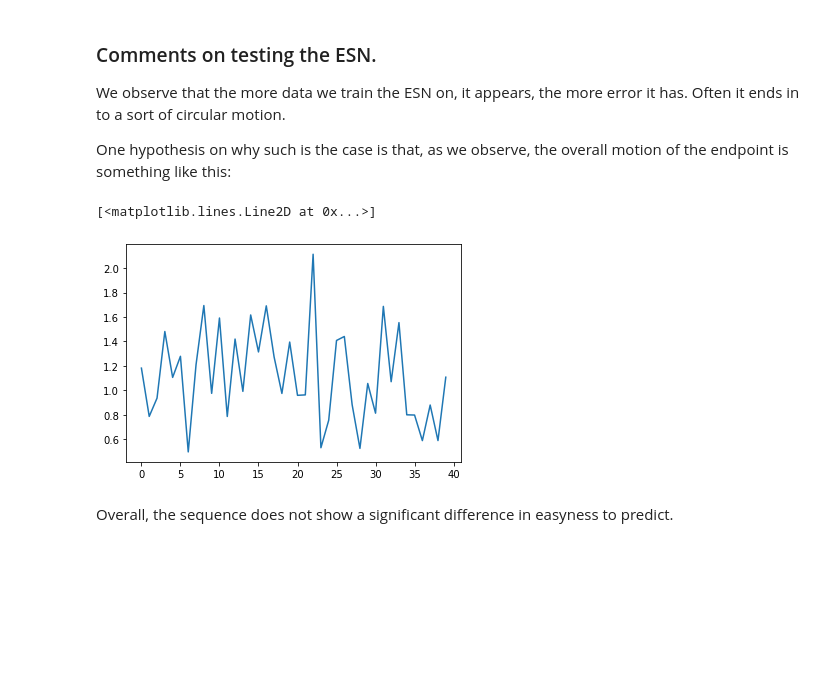
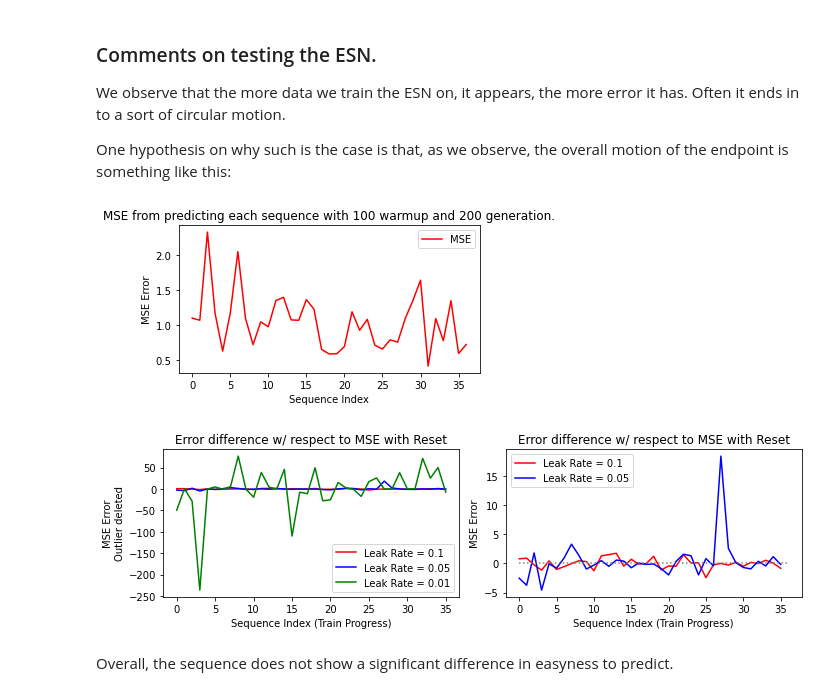
Before and after one commit to gthampak/physinet.io, a Jupyter notebook: ESN_Model.ipynb, the cells around one changed output. Drawn from its saved outputs; the diff is of its cells as text; code cells hidden in the pictures; blank space fills up the shorter version.

```diff
--- a/ESN_Model.ipynb
+++ b/ESN_Model.ipynb
@@ -317,6 +317,8 @@ def plot_sequence(seq, a1, a2):
 # %%
 Seq_train_p, Seq_train_name_p = get_seq_list(train_dir)
 dataset_p = Dataset(Seq_train_p, Seq_train_name_p)
+# %%
+dataset_p.sample_List = [dataset_p.sample_List[0]]+dataset_p.sample_List[2:5]+dataset_p.sample_List[6:10]+dataset_p.sample_List[11:]
 # %% [markdown]
 ### Hyperparameter and Model instantiate
 # %%
@@ -429,9 +423,8 @@ plt.plot(error_list)
 This following graph is the MSE after training on each sequence.
 # %%
 error_list_cummulative = []
-model.reset()
-for i in tqdm(range(39)):
+model = ESNModel(units=units, dim=4, input_scaling=input_scaling, input_connectivity=input_connectivity, input_bias= True, seed = seed, spectral_radius= spectral_radius, density=density, leak_rate=leak_rate, regularization= regularization)
+for i in tqdm(range(36)):
     states = model.train_on_sequence(dataset_p, i, train_length = dataset_p.sample_List[i].shape[0]-1,forecast= 1)
-    Xgen, Xgen_test, warming_inputs, states, warming_out, warming_states = model.generate_on_sequence(dataset_p, 39, warm_up_length=20, nb_generations=50)
+    Xgen, Xgen_test, warming_inputs, states, warming_out, warming_states = model.generate_on_sequence(dataset_p, 36, warm_up_length=20, nb_generations=50)
     error_list_cummulative.append(((Xgen - Xgen_test) ** 2).mean(axis=None))
-plt.plot(error_list_cummulative)
@@ -448,0 +431,23 @@ plt.plot(c)
+# %%
+c = []
+for e1, e2 in zip(error_list, error_list_cummulative):
+    c.append(e1-e2)
+
+f = plt.figure(figsize=(10,3))
+plt.subplot(1,2,1)
+plt.title(f"Train Size Comparison")
+plt.plot(error_list, color="Red", zorder=0, label='MSE with Model Reset')
+plt.plot(error_list_cummulative, color="Blue", zorder=0, label='MSE without Model Reset')
+plt.xlabel("Sequence Index (Train Progress)")
+plt.ylabel("MSE Error")
+plt.legend()
+plt.tight_layout()
+
+plt.subplot(1,2,2)
+plt.title(f"Error difference w/ respect to MSE with Reset")
+plt.plot(c, color = "Red", zorder = 0)
+plt.xlabel("Sequence Index (Train Progress)")
+plt.ylabel("MSE Error")
+plt.hlines(0,0,36,color="Blue", linestyles="dotted")
+plt.tight_layout()
+plt.show()
@@ -460,10 +469,16 @@ We observe that the more data we train the ESN on, it appears, the more error it
 One hypothesis on why such is the case is that, as we observe, the overall motion of the endpoint is something like this:
 # %%
 test_errors = []
-for i in tqdm(range(40)):
+for i in tqdm(range(37)):
     Xgen, Xgen_test, warming_inputs, states, warming_out, warming_states = model.generate_on_sequence(dataset_p, i, warm_up_length=100, nb_generations=200)
     test_errors.append(((Xgen - Xgen_test)**2).mean(axis=None))
-plt.plot(test_errors)
+plt.figure(figsize=(5,3))
+plt.title(f"MSE from predicting each sequence with 100 warmup and 200 generation.")
+plt.plot(test_errors, color="Red", zorder=0, label='MSE')
+plt.xlabel("Sequence Index")
+plt.ylabel("MSE Error")
+plt.legend()
+plt.tight_layout()
+plt.show()
 # %% [output]
-[<matplotlib.lines.Line2D at 0x...>]
-[figure, old version]
+[figure, new version]
@@ -470,3 +531,28 @@ plt.plot(test_errors)
+# %%
+plt.figure(figsize=(10,3))
+plt.subplot(1,2,1)
+plt.title(f"Error difference w/ respect to MSE with Reset")
+plt.plot(c, color="Red", zorder=0, label='Leak Rate = 0.1')
+plt.plot(c3, color="Blue", zorder=0, label='Leak Rate = 0.05')
+plt.plot(c2, color="Green", zorder=0, label='Leak Rate = 0.01')
+plt.xlabel("Sequence Index (Train Progress)")
+plt.ylabel("MSE Error\nOutlier deleted")
+plt.legend()
+plt.tight_layout()
+
+plt.subplot(1,2,2)
+plt.title(f"Error difference w/ respect to MSE with Reset")
+plt.plot(c, color="Red", zorder=0, label='Leak Rate = 0.1')
+plt.plot(c3, color="Blue", zorder=0, label='Leak Rate = 0.05')
+#plt.plot(c2, color="Green", zorder=0, label='Leak Rate = 0.01')
+plt.hlines(0,0,36,color="Grey", linestyles="dotted")
+plt.xlabel("Sequence Index (Train Progress)")
+plt.ylabel("MSE Error")
+plt.legend()
+plt.tight_layout()
+plt.show()
+# %% [output]
+[figure, added]
 # %% [markdown]
 Overall, the sequence does not show a significant difference in easyness to predict.
 # %%
```
Also changed, not shown: parts of 10 cells of this notebook, 4 other files.
